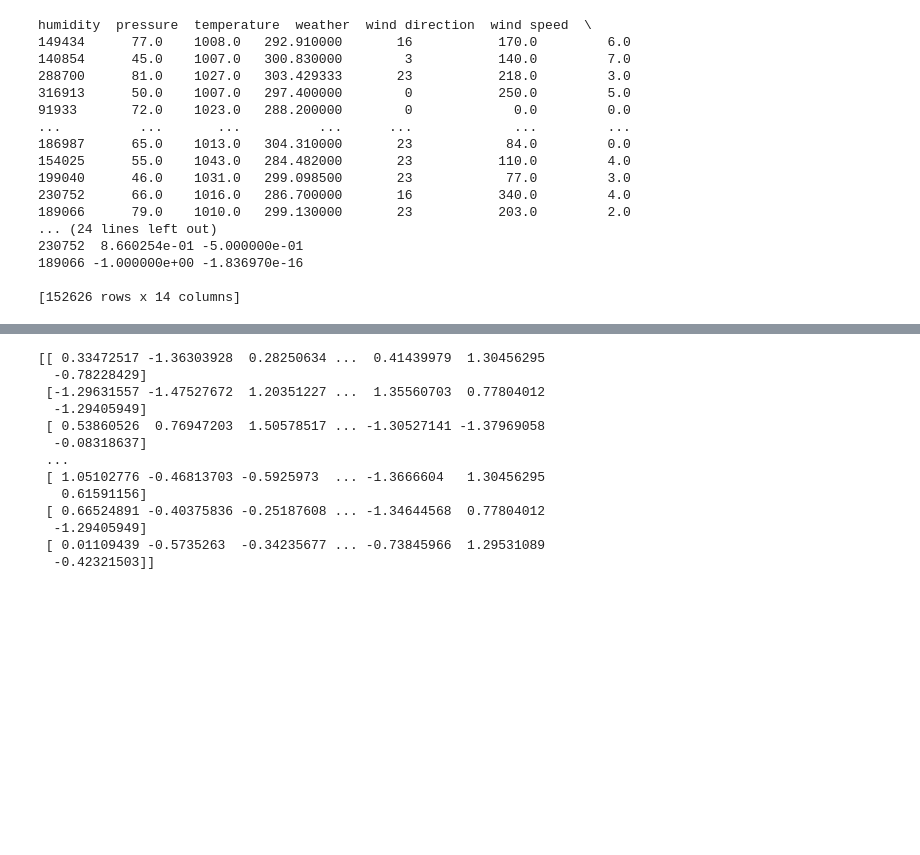
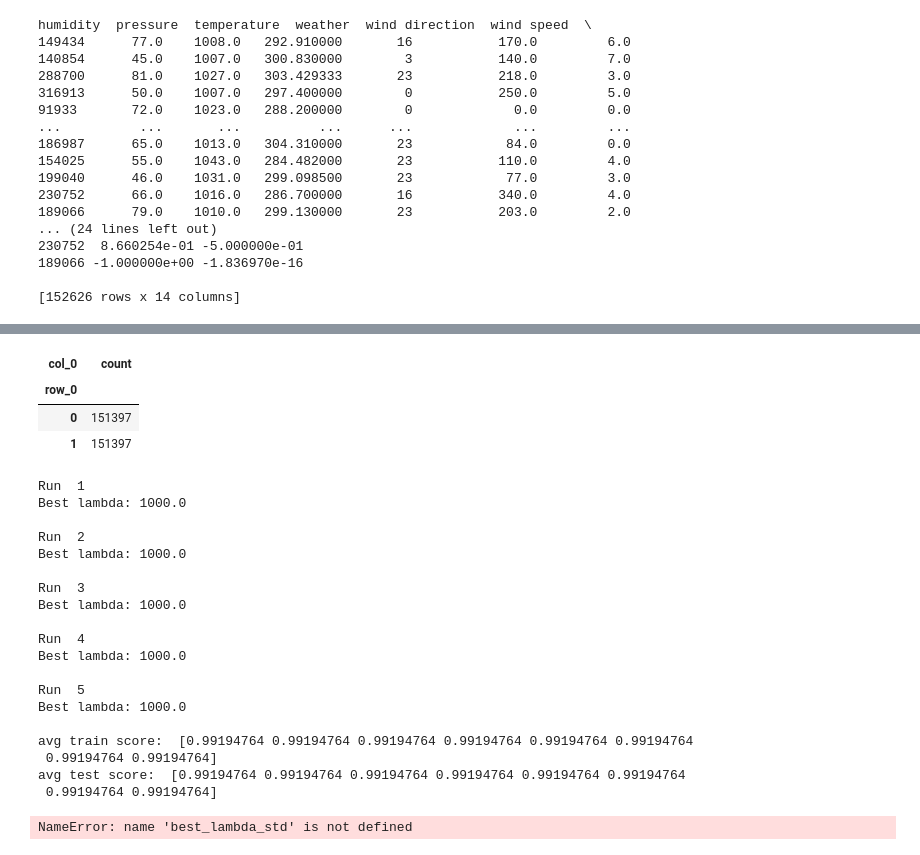
Before and after one commit to Cakhavan/FireWeatherKaggleAnalysis, a Jupyter notebook: final.ipynb, the cells around one changed output, grey strips where cells are left out. Saved outputs shown, nothing was run; the diff lists cells and outputs as text; code cells hidden in the pictures; blank space fills up the shorter version.

Commit message:
logistic regression

```diff
--- a/final.ipynb
+++ b/final.ipynb
@@ -316,6 +318,12 @@ X_train['pressure'] = X_train['pressure'].fillna(method ='pad')
 X_train['temperature'] = X_train['temperature'].fillna(method ='pad')
 X_train['wind direction'] = X_train['wind direction'].fillna(method ='pad')
 X_train['wind speed'] = X_train['wind speed'].fillna(method ='pad')
+# %%
+X_test['humidity'] = X_test['humidity'].fillna(method ='pad')
+X_test['pressure'] = X_test['pressure'].fillna(method ='pad')
+X_test['temperature'] = X_test['temperature'].fillna(method ='pad')
+X_test['wind direction'] = X_test['wind direction'].fillna(method ='pad')
+X_test['wind speed'] = X_test['wind speed'].fillna(method ='pad')
 # %%
 from sklearn import preprocessing
 
@@ -323,6 +331,9 @@ from sklearn import preprocessing
 encoder = preprocessing.LabelEncoder()
 X_train['weather'] = encoder.fit_transform(X_train['weather'])
 X_train['city'] = encoder.fit_transform(X_train['city'])
+
+X_test['weather'] = encoder.fit_transform(X_test['weather'])
+X_test['city'] = encoder.fit_transform(X_test['city'])
 
 # Encode DATETIME in a way that preserves its cyclical nature
 X_train['HOUR_SIN'] = np.sin(X_train['HOUR'].astype(float)*(2.*np.pi/24))
@@ -332,9 +343,18 @@ X_train['DAY_COS'] = np.cos(X_train['DAY'].astype(float)*(2.*np.pi/30))
 X_train['MONTH_SIN'] = np.sin(X_train['MONTH'].astype(float)*(2.*np.pi/12))
 X_train['MONTH_COS'] = np.cos(X_train['MONTH'].astype(float)*(2.*np.pi/12))
 
+X_test['HOUR_SIN'] = np.sin(X_test['HOUR'].astype(float)*(2.*np.pi/24))
+X_test['HOUR_COS'] = np.cos(X_test['HOUR'].astype(float)*(2.*np.pi/24))
+X_test['DAY_SIN'] = np.sin(X_test['DAY'].astype(float)*(2.*np.pi/30))
+X_test['DAY_COS'] = np.cos(X_test['DAY'].astype(float)*(2.*np.pi/30))
+X_test['MONTH_SIN'] = np.sin(X_test['MONTH'].astype(float)*(2.*np.pi/12))
+X_test['MONTH_COS'] = np.cos(X_test['MONTH'].astype(float)*(2.*np.pi/12))
+
 X_train['YEAR'] = X_train['YEAR'].astype(float)
+X_test['YEAR'] = X_test['YEAR'].astype(float)
 
 X_train = X_train[X_train.columns.drop(['HOUR', 'DAY', 'MONTH'])]
+X_test = X_test[X_test.columns.drop(['HOUR', 'DAY', 'MONTH'])]
 
 y_train = encoder.fit_transform(y_train)
 y_test = encoder.fit_transform(y_test)
@@ -383,19 +404,3 @@ from imblearn.over_sampling import SMOTE, ADASYN
 
 # Smote for resampling
 X_resampled, y_resampled = SMOTE().fit_sample(X_train, y_train)
-# %%
-print(X_resampled)
-# %% [output]
-[[ 0.33472517 -1.36303928  0.28250634 ...  0.41439979  1.30456295
-  -0.78228429]
- [-1.29631557 -1.47527672  1.20351227 ...  1.35560703  0.77804012
-  -1.29405949]
- [ 0.53860526  0.76947203  1.50578517 ... -1.30527141 -1.37969058
-  -0.08318637]
- ...
- [ 1.05102776 -0.46813703 -0.5925973  ... -1.3666604   1.30456295
-   0.61591156]
- [ 0.66524891 -0.40375836 -0.25187608 ... -1.34644568  0.77804012
-  -1.29405949]
- [ 0.01109439 -0.5735263  -0.34235677 ... -0.73845966  1.29531089
-  -0.42321503]]
@@ -404,0 +407,7 @@ X_resampled = pd.DataFrame(X_resampled, columns=x_train.columns)
+# %%
+pd.crosstab(index=y_resampled, columns='count')
+# %% [output]
+| col_0 | count |
+| row_0 |  |
+| 0 | 151397 |
+| 1 | 151397 |
@@ -404,0 +449,23 @@ X_resampled = pd.DataFrame(X_resampled, columns=x_train.columns)
+# %%
+C_grid = [1e-3, 1e-2, 1e-1, 1, 1e1, 50.0, 1e2, 1e3]
+scores_train_std, scores_test_std = fiveCVLogisticRegression(X_train, y_train, C_grid)
+# %% [output]
+Run  1
+Best lambda: 1000.0
+
+Run  2
+Best lambda: 1000.0
+
+Run  3
+Best lambda: 1000.0
+
+Run  4
+Best lambda: 1000.0
+
+Run  5
+Best lambda: 1000.0
+
+avg train score:  [0.99194764 0.99194764 0.99194764 0.99194764 0.99194764 0.99194764
+ 0.99194764 0.99194764]
+avg test score:  [0.99194764 0.99194764 0.99194764 0.99194764 0.99194764 0.99194764
+ 0.99194764 0.99194764]
@@ -404,0 +483,4 @@ X_resampled = pd.DataFrame(X_resampled, columns=x_train.columns)
+# %%
+avg_train_error, avg_test_error = CVLogisticRegression(X_train, y_train, X_test, y_test, best_lambda_std)
+# %% [output]
+NameError: name 'best_lambda_std' is not defined
```
Also changed, not shown: parts of 8 cells of this notebook.
